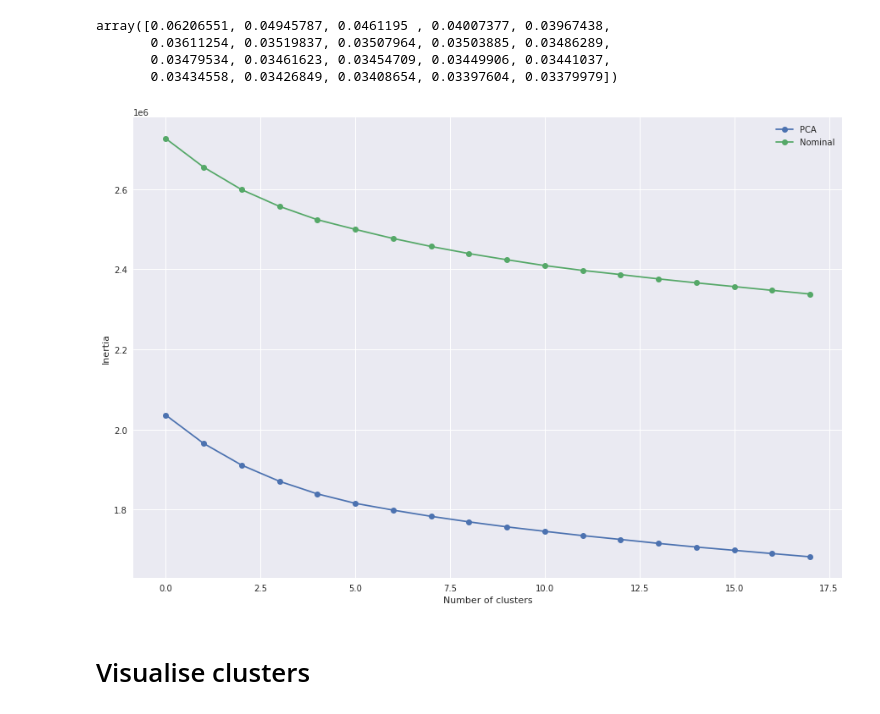
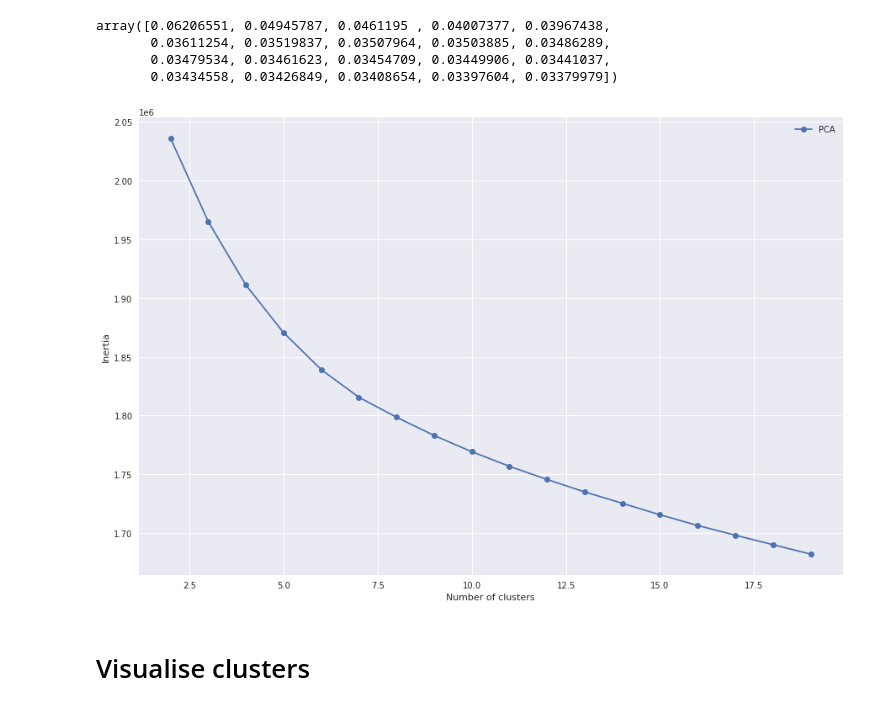
Before and after one commit to sdysch/kaggle, a Jupyter notebook: tps-july-2022.ipynb, the cells around one changed output. Saved outputs shown, nothing was run; the diff lists cells and outputs as text; code cells hidden in the pictures.

```diff
--- a/tps-july-2022.ipynb
+++ b/tps-july-2022.ipynb
@@ -116,10 +122,10 @@ data_transformed[data_transformed.columns] = scaler.fit_transform(data_transform
 # %%
-from sklearn.cluster import KMeans
-CLUSTERS = 20
-SEED = 42
+"""
 # save inertia for "elbow plot"
 inertias = list()
+clusters = list()
 for cluster in range(2, CLUSTERS):
     model = KMeans(n_clusters=cluster, random_state=SEED)
     model.fit(data_transformed)
     inertias.append(model.inertia_)
+    clusters.append(cluster)"""
@@ -147,20 +155,22 @@ array([0.06206551, 0.04945787, 0.0461195 , 0.04007377, 0.03967438,
 # %%
 # save inertia for "elbow plot"
 inertias_red = list()
+clusters_red = list()
 for cluster in range(2, CLUSTERS):
     model = KMeans(n_clusters=cluster, random_state=SEED)
     model.fit(data_red)
     inertias_red.append(model.inertia_)
+    clusters_red.append(cluster)
 # %%
 fig, ax = plt.subplots(1, 1, figsize=(15, 10))
-ax.plot(inertias_red, marker='o', label='PCA')
-ax.plot(inertias, marker='o', label='Nominal')
+ax.plot(clusters_red, inertias_red, marker='o', label='PCA')
+# ax.plot(inertias, marker='o', label='Nominal')
 ax.set_xlabel('Number of clusters')
 ax.set_ylabel('Inertia')
 ax.legend(loc='best')
 fig.show()
 # %% [output]
-[figure, old version]
+[figure, new version]
 # %% [markdown]
 # Visualise clusters
 # %%
```
Also changed, not shown: parts of 8 cells of this notebook.
